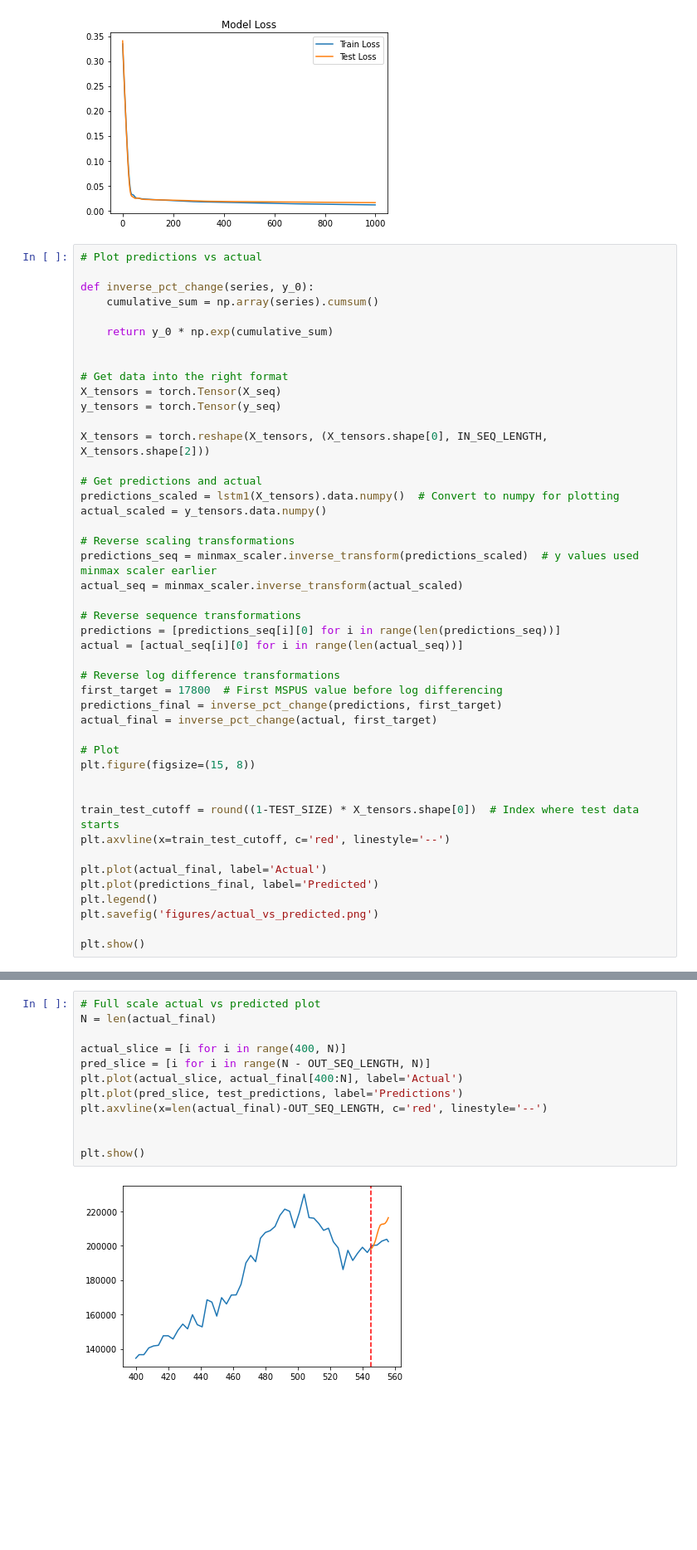
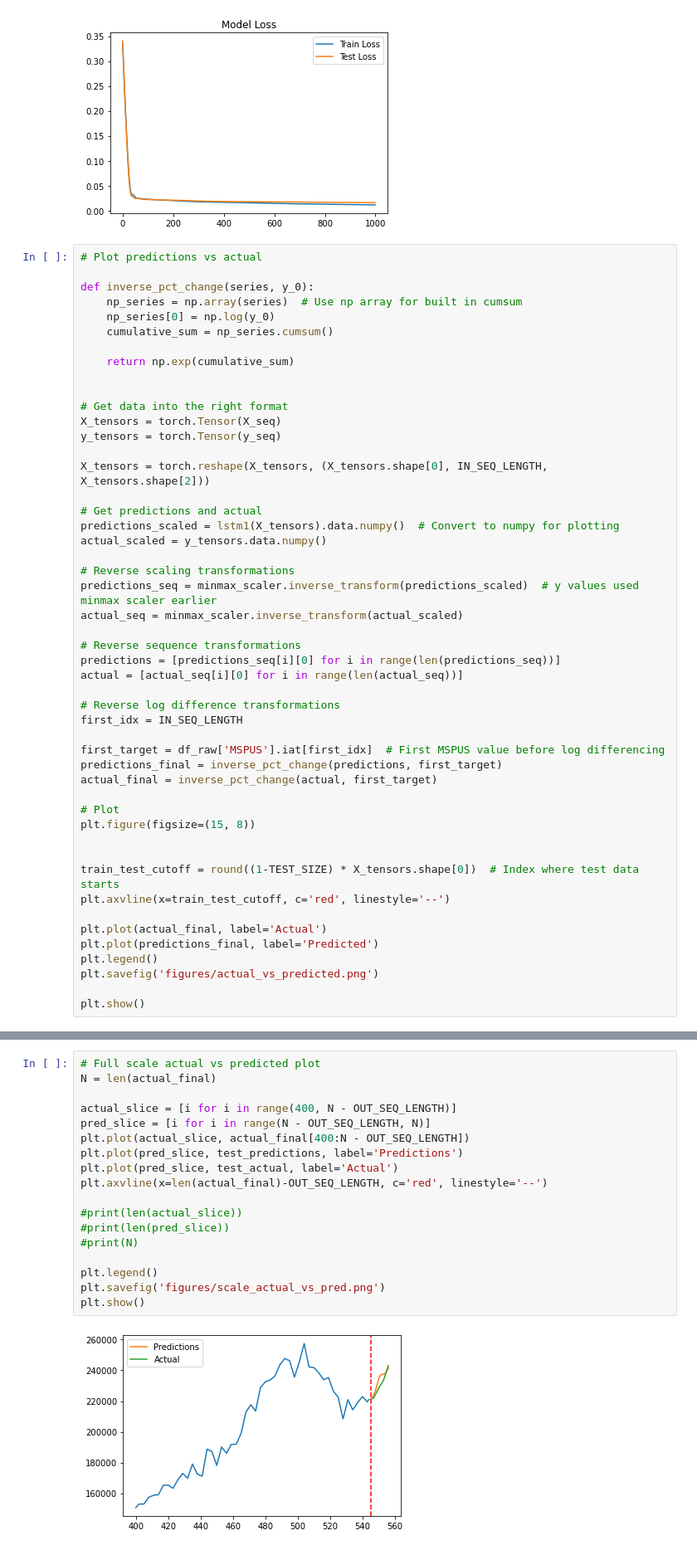
Before and after one commit to hsdistefa/mas-thesis, a Jupyter notebook: Model2.ipynb, the cells around one changed output, grey strips where cells are left out. Shown at 83% size. Drawn from its saved outputs; the diff is of its cells as text; blank space fills up the shorter version.

```diff
--- a/Model2.ipynb
+++ b/Model2.ipynb
@@ -306,9 +306,11 @@ plt.show()
 # Plot predictions vs actual
 
 def inverse_pct_change(series, y_0):
-    cumulative_sum = np.array(series).cumsum()
+    np_series = np.array(series)  # Use np array for built in cumsum
+    np_series[0] = np.log(y_0)
+    cumulative_sum = np_series.cumsum()
 
-    return y_0 * np.exp(cumulative_sum)
+    return np.exp(cumulative_sum)
 
 
 # Get data into the right format
@@ -330,7 +332,9 @@ predictions = [predictions_seq[i][0] for i in range(len(predictions_seq))]
 actual = [actual_seq[i][0] for i in range(len(actual_seq))]
 
 # Reverse log difference transformations
-first_target = 17800  # First MSPUS value before log differencing
+first_idx = IN_SEQ_LENGTH
+
+first_target = df_raw['MSPUS'].iat[first_idx]  # First MSPUS value before log differencing
 predictions_final = inverse_pct_change(predictions, first_target)
 actual_final = inverse_pct_change(actual, first_target)
 
@@ -386,14 +391,20 @@ plt.show()
 # %%
 # Full scale actual vs predicted plot
 N = len(actual_final)
 
-actual_slice = [i for i in range(400, N)]
+actual_slice = [i for i in range(400, N - OUT_SEQ_LENGTH)]
 pred_slice = [i for i in range(N - OUT_SEQ_LENGTH, N)]
-plt.plot(actual_slice, actual_final[400:N], label='Actual')
+plt.plot(actual_slice, actual_final[400:N - OUT_SEQ_LENGTH])
 plt.plot(pred_slice, test_predictions, label='Predictions')
+plt.plot(pred_slice, test_actual, label='Actual')
 plt.axvline(x=len(actual_final)-OUT_SEQ_LENGTH, c='red', linestyle='--')
 
+#print(len(actual_slice))
+#print(len(pred_slice))
+#print(N)
 
+plt.legend()
+plt.savefig('figures/scale_actual_vs_pred.png')
 plt.show()
 # %% [output]
-[figure, old version]
+[figure, new version]
```
Also changed, not shown: parts of 5 cells of this notebook, 4 other files.
